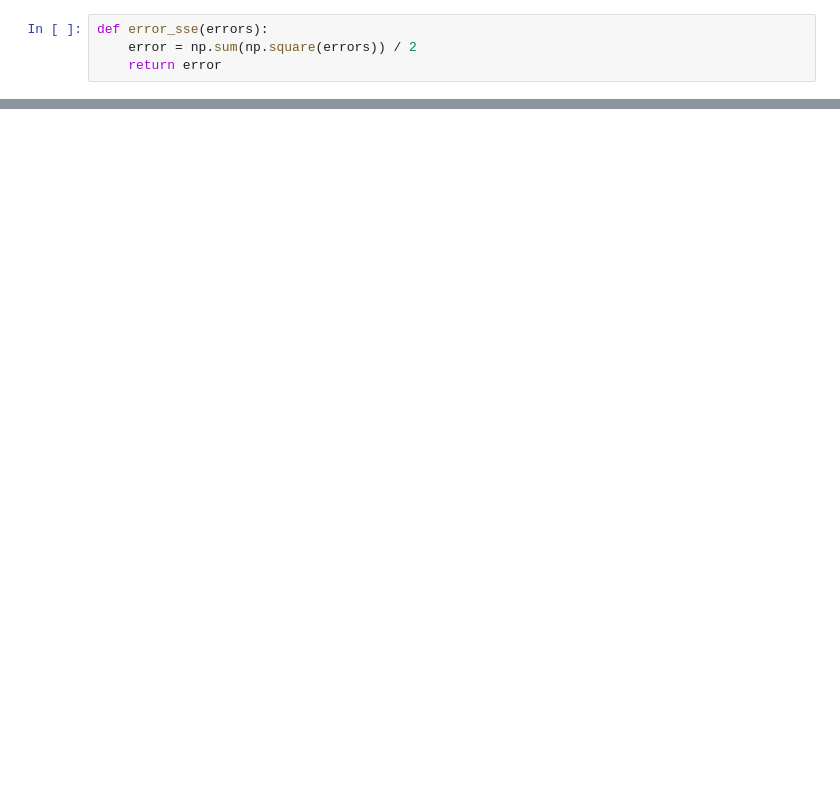
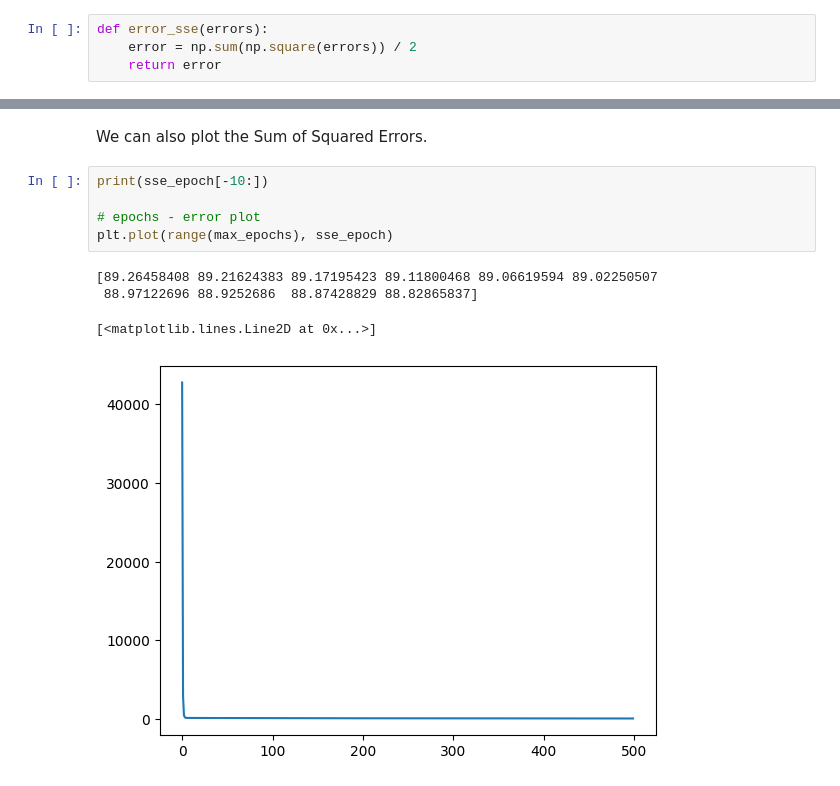
Before and after one commit to imAlessas/machine-learning, a Jupyter notebook: algorithms/gradient-descent/GD-stochastic.ipynb, the cells around one changed output, grey strips where cells are left out. Cells and saved outputs as stored; diff of their text form; blank space fills up the shorter version.

```diff
--- a/algorithms/gradient-descent/GD-stochastic.ipynb
+++ b/algorithms/gradient-descent/GD-stochastic.ipynb
@@ -181,0 +149,12 @@ We can see that with way less epochs and a learning rate 100 times smaller the s
+# %% [markdown]
+We can also plot the Sum of Squared Errors.
+# %%
+print(sse_epoch[-10:])
+
+# epochs - error plot
+plt.plot(range(max_epochs), sse_epoch)
+# %% [output]
+[89.26458408 89.21624383 89.17195423 89.11800468 89.06619594 89.02250507
+ 88.97122696 88.9252686  88.87428829 88.82865837]
+[<matplotlib.lines.Line2D at 0x...>]
+[figure, added]
```
Also changed, not shown: parts of 10 cells of this notebook.
